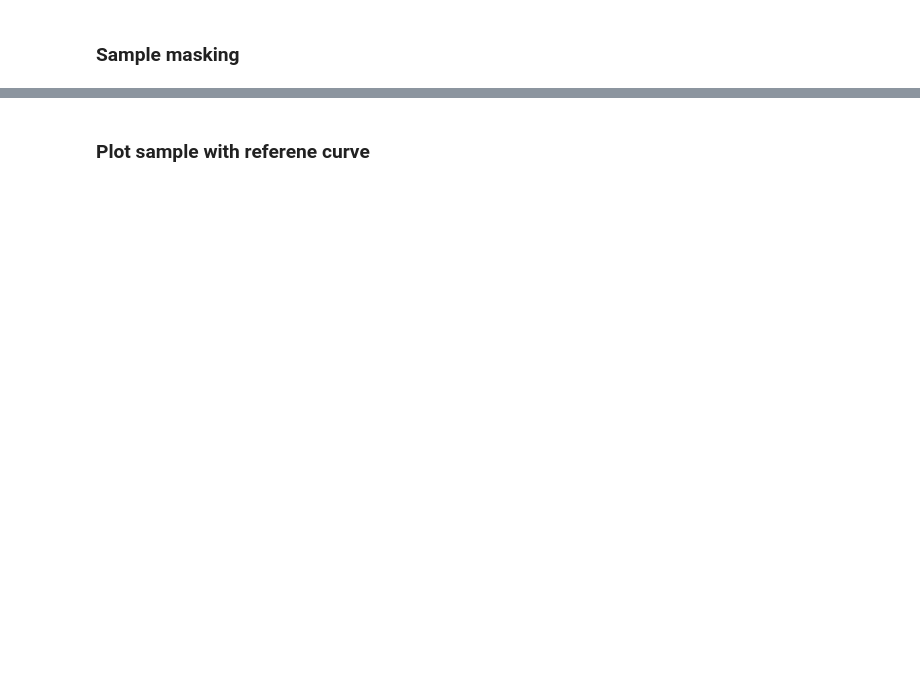
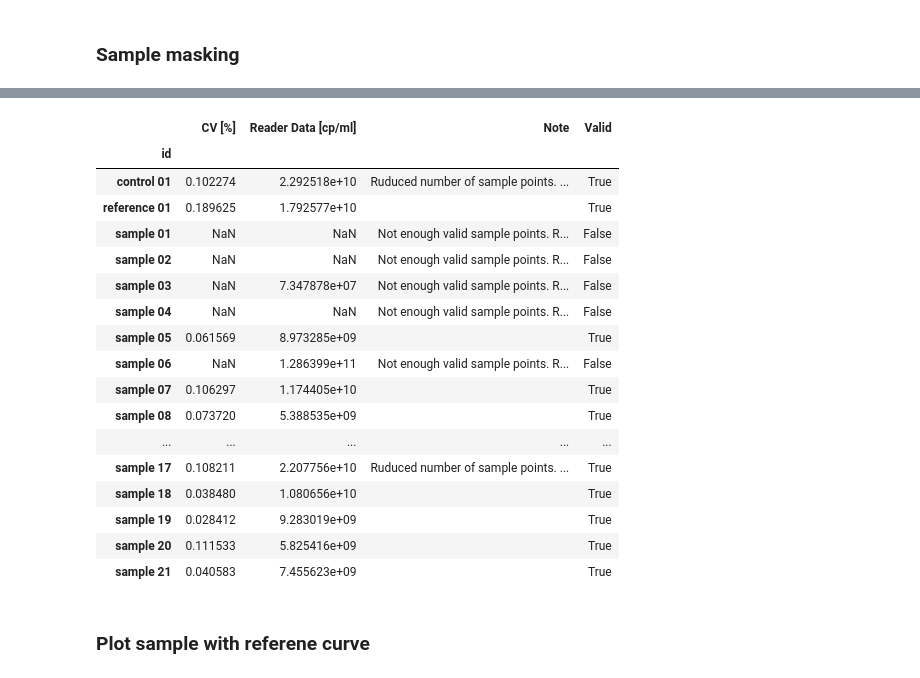
Before and after one commit to igicerovsky/elisa-report, a Jupyter notebook: report_steps.ipynb, the cells around one changed output, grey strips where cells are left out. Cells and saved outputs as stored; diff of their text form; code cells hidden in the pictures; blank space fills up the shorter version.

```diff
--- a/report_steps.ipynb
+++ b/report_steps.ipynb
@@ -601,7 +923,7 @@ def print_sample_dc(sample_dict):
 
 sc = sample_check(samplesk, 'k', 1)
 sample_results = pd.DataFrame(columns=['id', 'cv', 'cp_mean', 'Note', 'Valid'])
-for i in [1]:#sample_nums: [5, 6, 9]
+for i in [6]:#sample_nums: [5, 6, 9]
     stype = 's'
     # s = process_sample(samplesk, 's', i)
     # print_sample(i, 's', *s)
@@ -615,22 +950,42 @@ display(sample_results)
 # %%
 sample_results = pd.DataFrame(columns=['id', 'CV [%]', 'Reader Data [cp/ml]', 'Note', 'Valid'])
 knum = 1
 s = sample_check(samplesk, 'k', knum)
+smpl = s['sample']
 sample_results.loc[len(sample_results)] = ['control {:02d}'.format(knum), s['cv'], s['mean'], s['note'], s['valid']]
 
 rnum = 1
 s = sample_check(samplesk, 'r', rnum)
 sample_results.loc[len(sample_results)] = ['reference {:02d}'.format(knum), s['cv'], s['mean'], s['note'], s['valid']]
 
 for i in sample_nums:
     stype = 's'
     s = sample_check(samplesk, 's', i)
     sample_results.loc[len(sample_results)] = ['sample {:02d}'.format(i), s['cv'], s['mean'], s['note'], s['valid']]
 
 sample_results.set_index(sample_results['id'], inplace=True)
 sample_results = sample_results.drop('id', axis=1)
 sl = sample_results
 display(sl)
+# %% [output]
+|  | CV [%] | Reader Data [cp/ml] | Note | Valid |
+| id |  |  |  |  |
+| control 01 | 0.102274 | 2.292518e+10 | Ruduced number of sample points. ... | True |
+| reference 01 | 0.189625 | 1.792577e+10 |  | True |
+| sample 01 | NaN | NaN | Not enough valid sample points. R... | False |
+| sample 02 | NaN | NaN | Not enough valid sample points. R... | False |
+| sample 03 | NaN | 7.347878e+07 | Not enough valid sample points. R... | False |
+| sample 04 | NaN | NaN | Not enough valid sample points. R... | False |
+| sample 05 | 0.061569 | 8.973285e+09 |  | True |
+| sample 06 | NaN | 1.286399e+11 | Not enough valid sample points. R... | False |
+| sample 07 | 0.106297 | 1.174405e+10 |  | True |
+| sample 08 | 0.073720 | 5.388535e+09 |  | True |
+| ... | ... | ... | ... | ... |
+| sample 17 | 0.108211 | 2.207756e+10 | Ruduced number of sample points. ... | True |
+| sample 18 | 0.038480 | 1.080656e+10 |  | True |
+| sample 19 | 0.028412 | 9.283019e+09 |  | True |
+| sample 20 | 0.111533 | 5.825416e+09 |  | True |
+| sample 21 | 0.040583 | 7.455623e+09 |  | True |
 # %% [markdown]
 ### Plot sample with referene curve
 # %%
```
Also changed, not shown: parts of 33 cells of this notebook.
